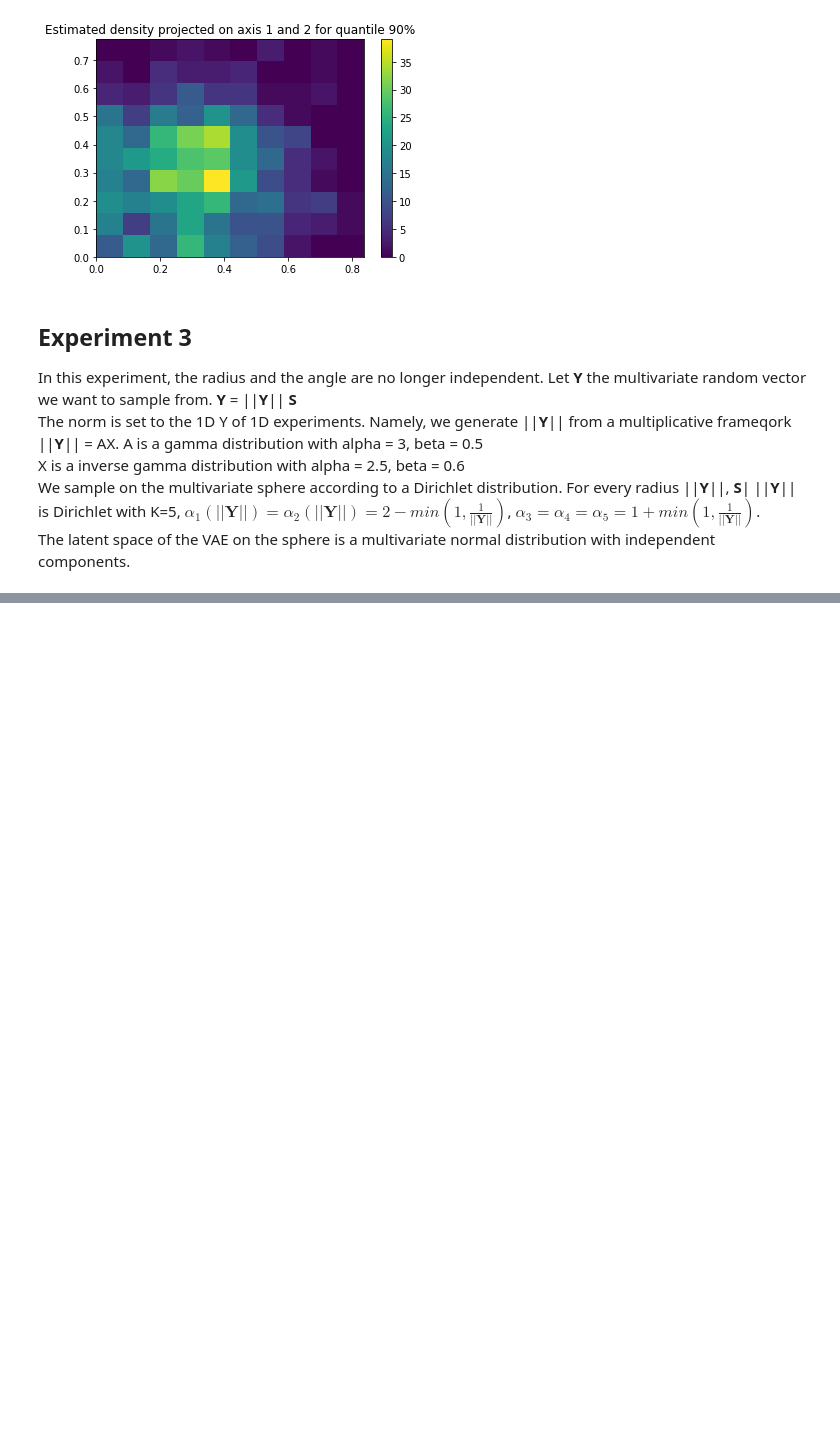
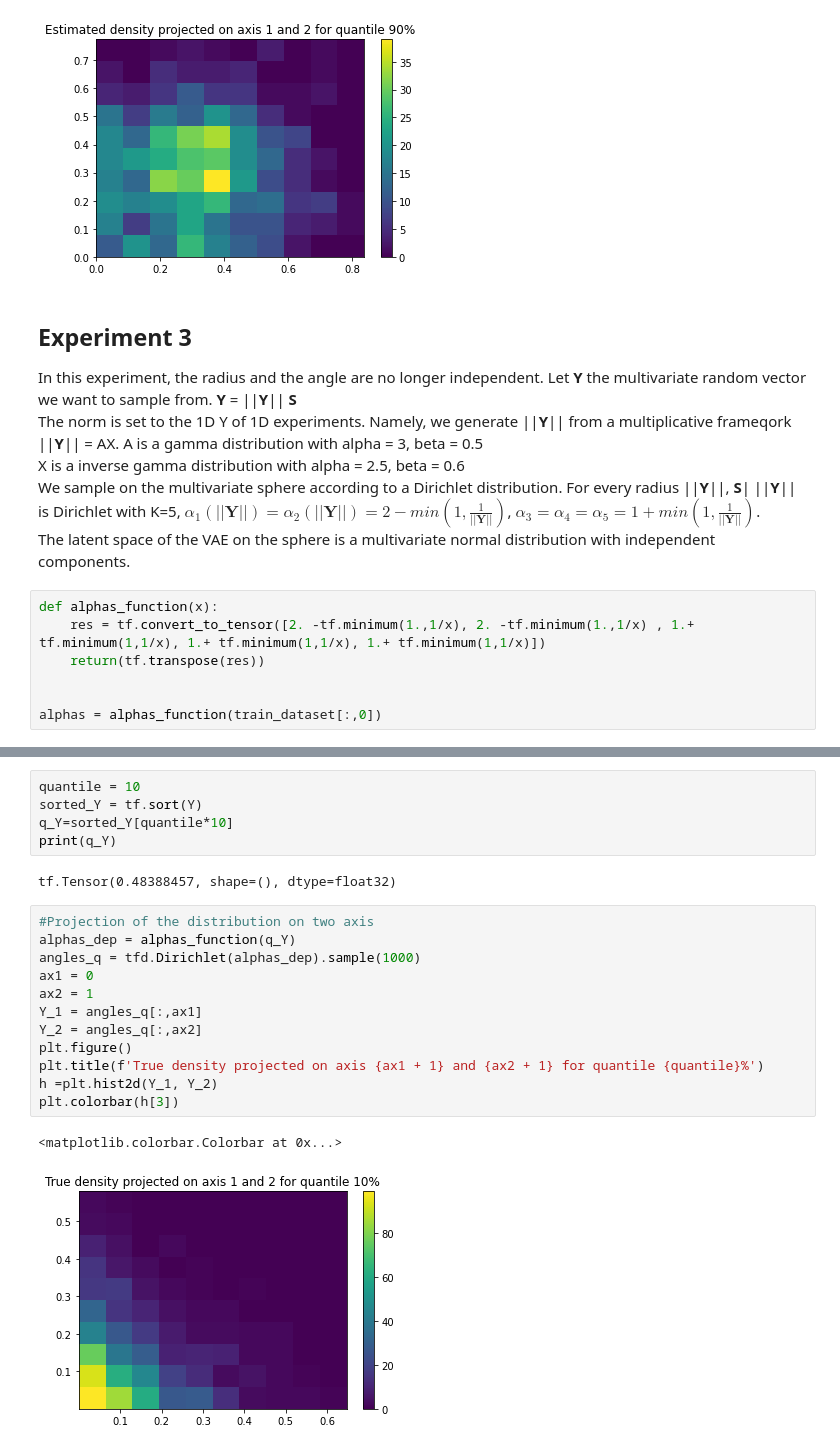
Before and after one commit to Nicolasecl16/These, a Jupyter notebook: Extreme_VAE/Tf Invgamma VAE.ipynb, the cells around one changed output, grey strips where cells are left out. Saved outputs shown, nothing was run; the diff lists cells and outputs as text; blank space fills up the shorter version.

```diff
--- a/Extreme_VAE/Tf Invgamma VAE.ipynb
+++ b/Extreme_VAE/Tf Invgamma VAE.ipynb
@@ -1222,3 +1224,10 @@ X is a inverse gamma distribution with alpha = 2.5, beta = 0.6
 We sample on the multivariate sphere according to a Dirichlet distribution.
 For every radius ||**Y**||,  **S**| ||**Y**|| is Dirichlet with K=5, $\alpha_1(||\mathbf{Y}||)=\alpha_2(||\mathbf{Y}||) = 2 -min(1, \frac{1}{||\mathbf{Y}||})$, $ \alpha_3=\alpha_4 = \alpha_5=1 + min(1, \frac{1}{||\mathbf{Y}||})$.
 The latent space of the VAE on the sphere is a multivariate normal distribution with independent components.
+# %%
+def alphas_function(x):
+    res = tf.convert_to_tensor([2. -tf.minimum(1.,1/x), 2. -tf.minimum(1.,1/x) , 1.+ tf.minimum(1,1/x), 1.+ tf.minimum(1,1/x), 1.+ tf.minimum(1,1/x)])
+    return(tf.transpose(res))
+
+
+alphas = alphas_function(train_dataset[:,0])
@@ -1224,0 +1264,22 @@ The latent space of the VAE on the sphere is a multivariate normal distribution
+# %%
+quantile = 10
+sorted_Y = tf.sort(Y)
+q_Y=sorted_Y[quantile*10]
+print(q_Y)
+# %% [output]
+tf.Tensor(0.48388457, shape=(), dtype=float32)
+# %%
+#Projection of the distribution on two axis
+alphas_dep = alphas_function(q_Y)
+angles_q = tfd.Dirichlet(alphas_dep).sample(1000)
+ax1 = 0
+ax2 = 1
+Y_1 = angles_q[:,ax1]
+Y_2 = angles_q[:,ax2]
+plt.figure()
+plt.title(f'True density projected on axis {ax1 + 1} and {ax2 + 1} for quantile {quantile}%')
+h =plt.hist2d(Y_1, Y_2)
+plt.colorbar(h[3])
+# %% [output]
+<matplotlib.colorbar.Colorbar at 0x...>
+[figure, added]
```
Also changed, not shown: parts of 34 cells of this notebook.
